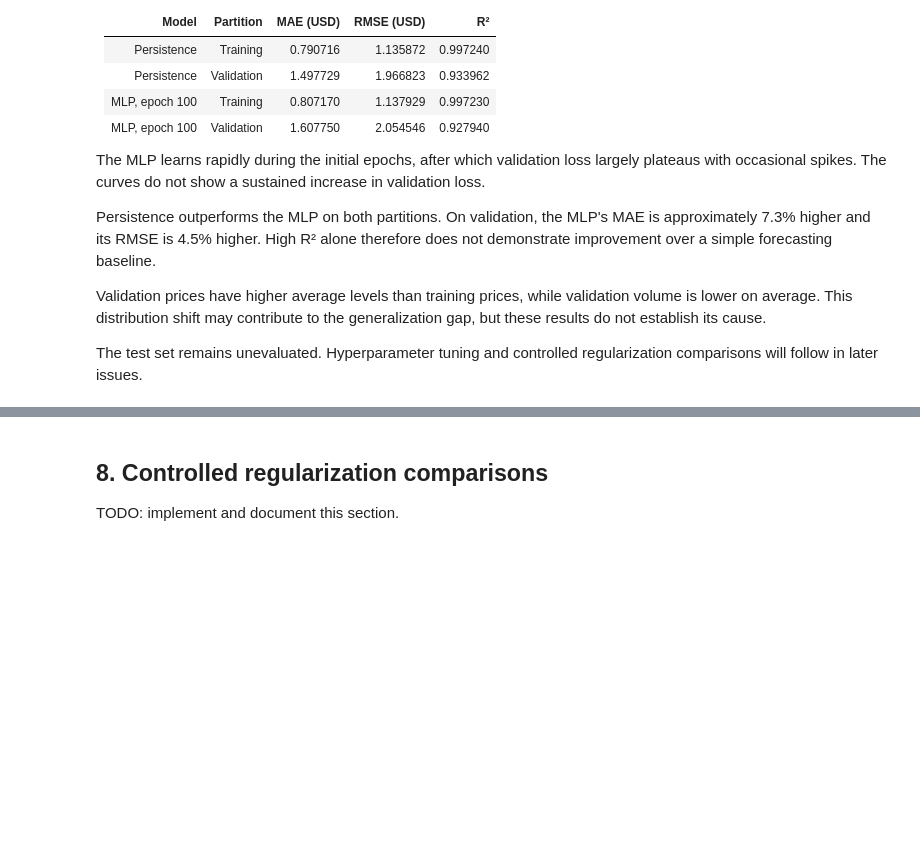
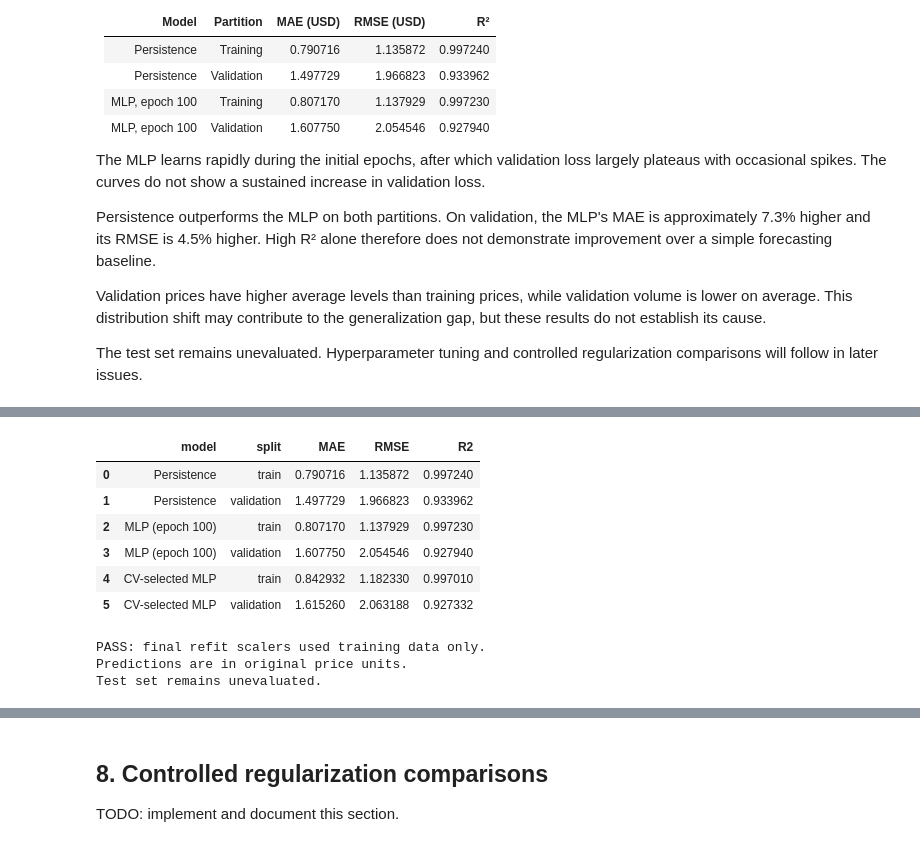
Before and after one commit to soulaimane-22/Deep-Learning-Lab1, a Jupyter notebook: notebooks/01_regression.ipynb, the cells around one changed output, grey strips where cells are left out. Drawn from its saved outputs; the diff is of its cells as text; code cells hidden in the pictures; blank space fills up the shorter version.

```diff
--- a/notebooks/01_regression.ipynb
+++ b/notebooks/01_regression.ipynb
@@ -1408,0 +1697,77 @@ TODO: implement and document this section.
+# %%
+best_estimator = grid_search.best_estimator_
+
+fitted_input_scaler = best_estimator.regressor_.named_steps["scale"]
+fitted_target_scaler = best_estimator.transformer_
+
+assert int(fitted_input_scaler.n_samples_seen_) == len(train)
+assert int(fitted_target_scaler.n_samples_seen_) == len(train)
+
+tuned_train_predictions = best_estimator.predict(
+    train[FEATURES].to_numpy(dtype=np.float32)
+).ravel()
+
+tuned_val_predictions = best_estimator.predict(
+    validation[FEATURES].to_numpy(dtype=np.float32)
+).ravel()
+
+assert np.isfinite(tuned_train_predictions).all()
+assert np.isfinite(tuned_val_predictions).all()
+
+tuned_rows = pd.DataFrame([
+    {
+        "model": "CV-selected MLP",
+        "split": split,
+        **regression_metrics(
+            part[TARGET].to_numpy(),
+            predictions,
+        ),
+    }
+    for split, part, predictions in [
+        ("train", train, tuned_train_predictions),
+        ("validation", validation, tuned_val_predictions),
+    ]
+])
+
+tuning_comparison = pd.concat(
+    [
+        comparison.loc[
+            comparison["model"].isin(["Persistence", "MLP (epoch 100)"])
+        ],
+        tuned_rows,
+    ],
+    ignore_index=True,
+)
+
+display(tuning_comparison.round(6))
+
+tuning_comparison.to_csv(
+    RESULTS_DIR / "aapl_tuning_comparison.csv",
+    index=False,
+)
+
+tuned_prediction_table = validation[
+    ["date", "target_date", "close", TARGET]
+].copy()
+tuned_prediction_table["tuned_mlp_prediction"] = tuned_val_predictions
+
+tuned_prediction_table.to_csv(
+    RESULTS_DIR / "aapl_tuned_validation_predictions.csv",
+    index=False,
+    date_format="%Y-%m-%d",
+)
+
+print("PASS: final refit scalers used training data only.")
+print("Predictions are in original price units.")
+print("Test set remains unevaluated.")
+# %% [output]
+|  | model | split | MAE | RMSE | R2 |
+| 0 | Persistence | train | 0.790716 | 1.135872 | 0.997240 |
+| 1 | Persistence | validation | 1.497729 | 1.966823 | 0.933962 |
+| 2 | MLP (epoch 100) | train | 0.807170 | 1.137929 | 0.997230 |
+| 3 | MLP (epoch 100) | validation | 1.607750 | 2.054546 | 0.927940 |
+| 4 | CV-selected MLP | train | 0.842932 | 1.182330 | 0.997010 |
+| 5 | CV-selected MLP | validation | 1.615260 | 2.063188 | 0.927332 |
+PASS: final refit scalers used training data only.
+Predictions are in original price units.
+Test set remains unevaluated.
```
Also changed, not shown: parts of 15 cells of this notebook, 11 other files.
